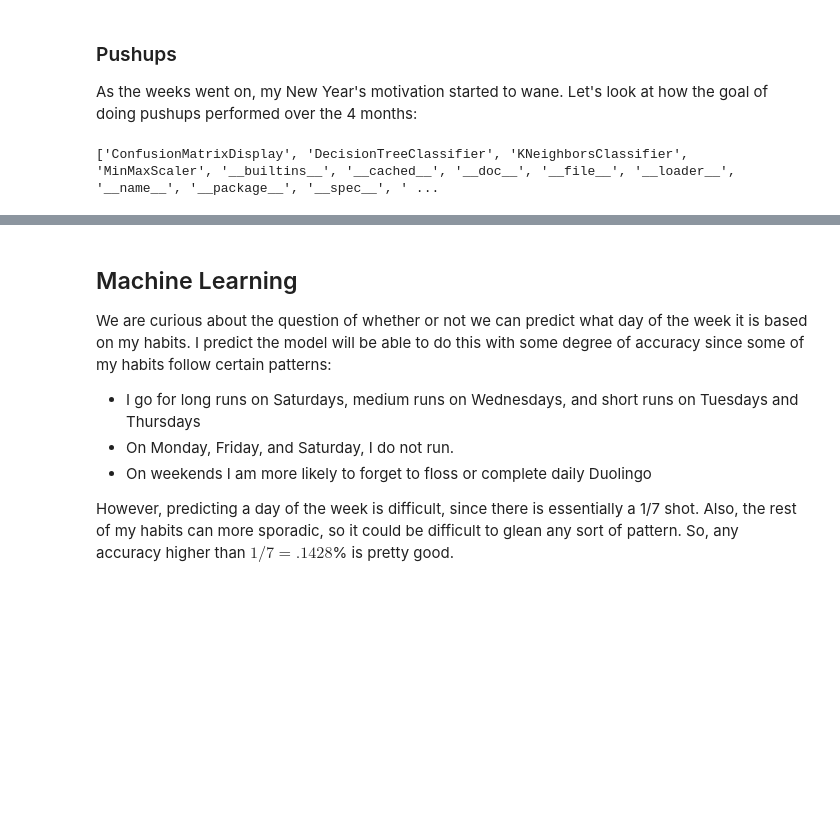
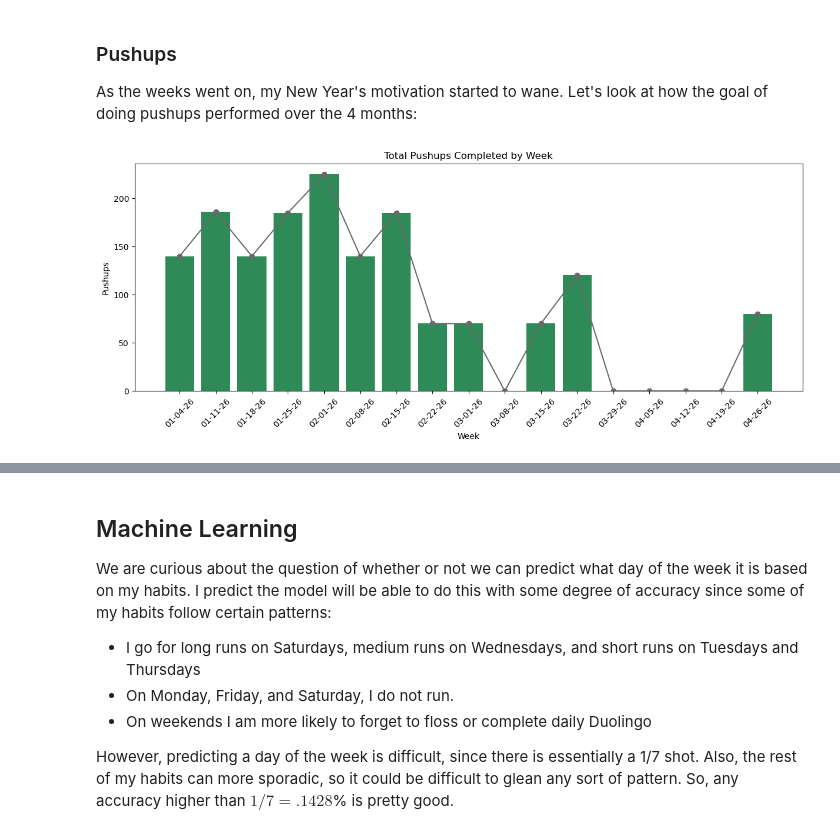
Before and after one commit to CharlieRing4/CPSC222FinalProject, a Jupyter notebook: QuantifiedSelfEDA.ipynb, the cells around one changed output, grey strips where cells are left out. Drawn from its saved outputs; the diff is of its cells as text; code cells hidden in the pictures; blank space fills up the shorter version.

```diff
--- a/QuantifiedSelfEDA.ipynb
+++ b/QuantifiedSelfEDA.ipynb
@@ -213,7 +213,6 @@ Although the difference wasn't enough to be statistically significant, I can sti
 
 As the weeks went on, my New Year's motivation started to wane. Let's look at how the goal of doing pushups performed over the 4 months:
 # %%
-# utilities.pushups_display(clean_habits_df)
-print(dir(utilities))
+utilities.pushups_display_weeks(merged_df)
 # %% [output]
-['ConfusionMatrixDisplay', 'DecisionTreeClassifier', 'KNeighborsClassifier', 'MinMaxScaler', '__builtins__', '__cached__', '__doc__', '__file__', '__loader__', '__name__', '__package__', '__spec__', ' ...
+[figure, added]
```
Also changed, not shown: parts of 18 cells of this notebook, 1 other file.
